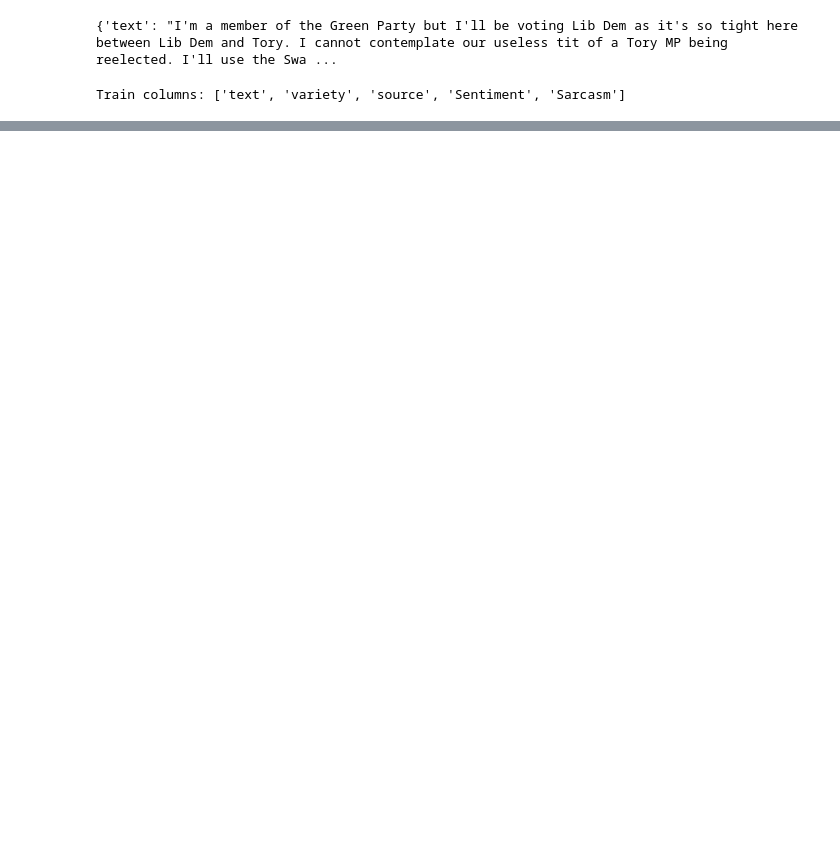
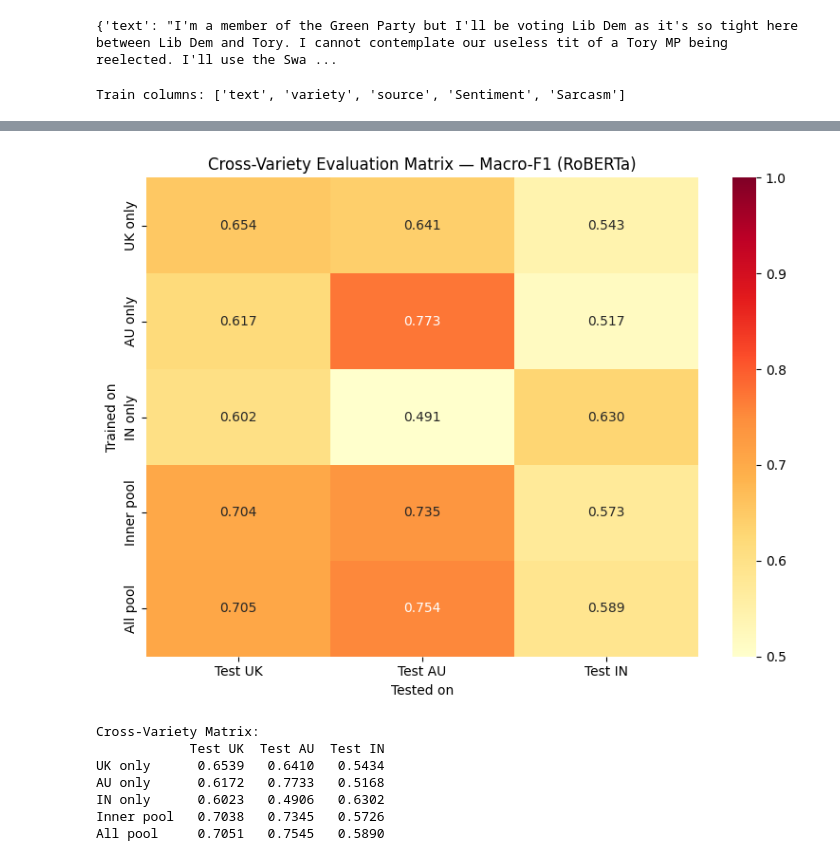
Before and after one commit to momofahmi/NLP-sequence-classification, a Jupyter notebook: NLP-sequence-classification/notebooks/task-2.2.ipynb, the cells around one changed output, grey strips where cells are left out. Cells and saved outputs as stored; diff of their text form; code cells hidden in the pictures; blank space fills up the shorter version.

```diff
--- a/NLP-sequence-classification/notebooks/task-2.2.ipynb
+++ b/NLP-sequence-classification/notebooks/task-2.2.ipynb
@@ -248,37 +338,46 @@ conditions = list(train_conditions.keys())
 test_names = list(test_sets.keys())
 
 matrix = np.array([
-    [all_results[c]]["averaged"][t]["macro_f1_mean"]
+    [all_results[c]["averaged"][t]["macro_f1_mean"]
     for t in test_names]
     for c in conditions
-)
+])
 
 plt.figure(figsize=(8,6))
 
 sns.heatmap(
     matrix,
     annot=True,
     fmt='.3f',
     xticklabels=["Test UK", "Test AU", "Test IN"],
     yticklabels=["UK only", "AU only", "IN only",
                  "Inner pool", "All pool"],
     cmap="YlOrRd",
     vmin=0.5, vmax=1.0
 )
 plt.title("Cross-Variety Evaluation Matrix — Macro-F1 (RoBERTa)")
 plt.ylabel("Trained on")
 plt.xlabel("Tested on")
 plt.tight_layout()
-plt.savefig("figures/cross_variety_matrix.png", dpi=150)
+plt.savefig("weighted_figures2/cross_variety_matrix.png", dpi=150)
 plt.show()
 
 results_df = pd.DataFrame(
     matrix,
     index=["UK only", "AU only", "IN only", "Inner pool", "All pool"],
     columns=["Test UK", "Test AU", "Test IN"]
 )
 print("\nCross-Variety Matrix:")
 print(results_df.to_string())
+# %% [output]
+[figure, added]
+Cross-Variety Matrix:
+            Test UK  Test AU  Test IN
+UK only      0.6539   0.6410   0.5434
+AU only      0.6172   0.7733   0.5168
+IN only      0.6023   0.4906   0.6302
+Inner pool   0.7038   0.7345   0.5726
+All pool     0.7051   0.7545   0.5890
 # %%
 # Find confusion matrix for best conditions
 best_condition = max(
```
Also changed, not shown: parts of 5 cells of this notebook, 7 other files.
